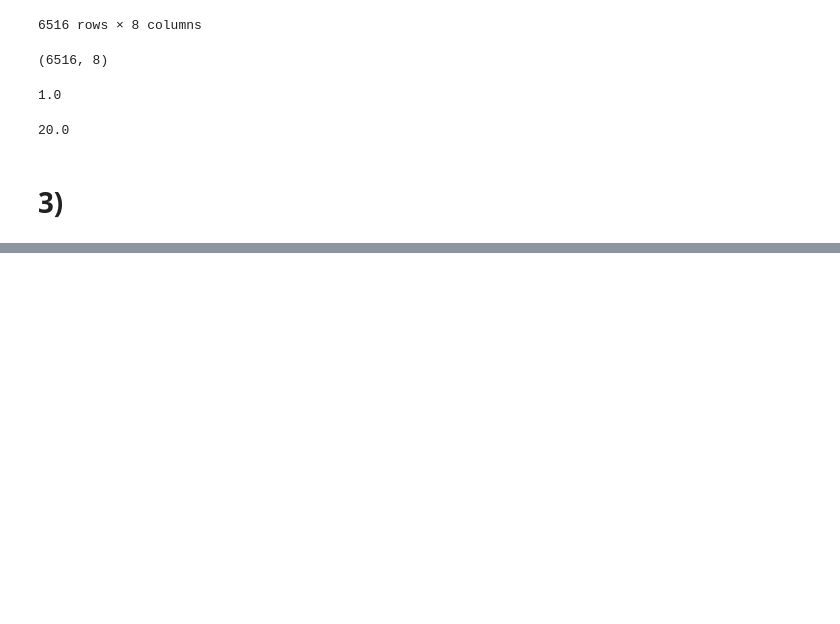
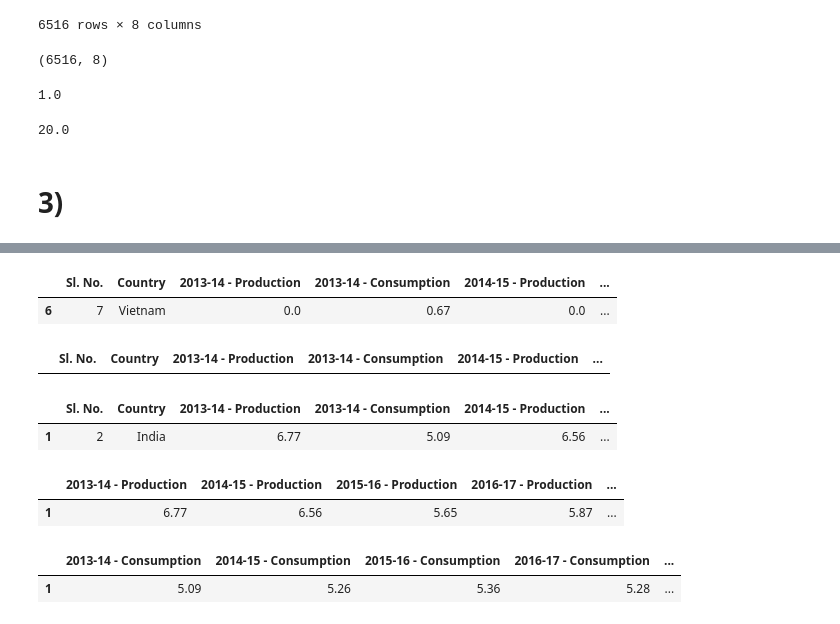
Before and after one commit to suhani132/Ai-Ml, a Jupyter notebook: Day-13.ipynb, the cells around one changed output, grey strips where cells are left out. Saved outputs shown, nothing was run; the diff lists cells and outputs as text; code cells hidden in the pictures; blank space fills up the shorter version.

```diff
--- a/Day-13.ipynb
+++ b/Day-13.ipynb
@@ -86,0 +102,28 @@ a["age"].max()
+# %%
+a=df["2019-20 - Production"].min()
+df[df["2019-20 - Production"]==a]
+# %% [output]
+|  | Sl. No. | Country | 2013-14 - Production | 2013-14 - Consumption | 2014-15 - Production | ... |
+| 6 | 7 | Vietnam | 0.0 | 0.67 | 0.0 | ... |
+# %%
+b=df["2019-20 - Consumption"].min()
+df[df["2019-20 - Consumption"]==a]
+# %% [output]
+|  | Sl. No. | Country | 2013-14 - Production | 2013-14 - Consumption | 2014-15 - Production | ... |
+# %%
+df[1:2]
+# %% [output]
+|  | Sl. No. | Country | 2013-14 - Production | 2013-14 - Consumption | 2014-15 - Production | ... |
+| 1 | 2 | India | 6.77 | 5.09 | 6.56 | ... |
+# %%
+a=df.iloc[1:2,2:15:2]
+a
+# %% [output]
+|  | 2013-14 - Production | 2014-15 - Production | 2015-16 - Production | 2016-17 - Production | ... |
+| 1 | 6.77 | 6.56 | 5.65 | 5.87 | ... |
+# %%
+b=df.iloc[1:2,3:16:2]
+b
+# %% [output]
+|  | 2013-14 - Consumption | 2014-15 - Consumption | 2015-16 - Consumption | 2016-17 - Consumption | ... |
+| 1 | 5.09 | 5.26 | 5.36 | 5.28 | ... |
```
Also changed, not shown: parts of 1 cell of this notebook, 1 other file.
